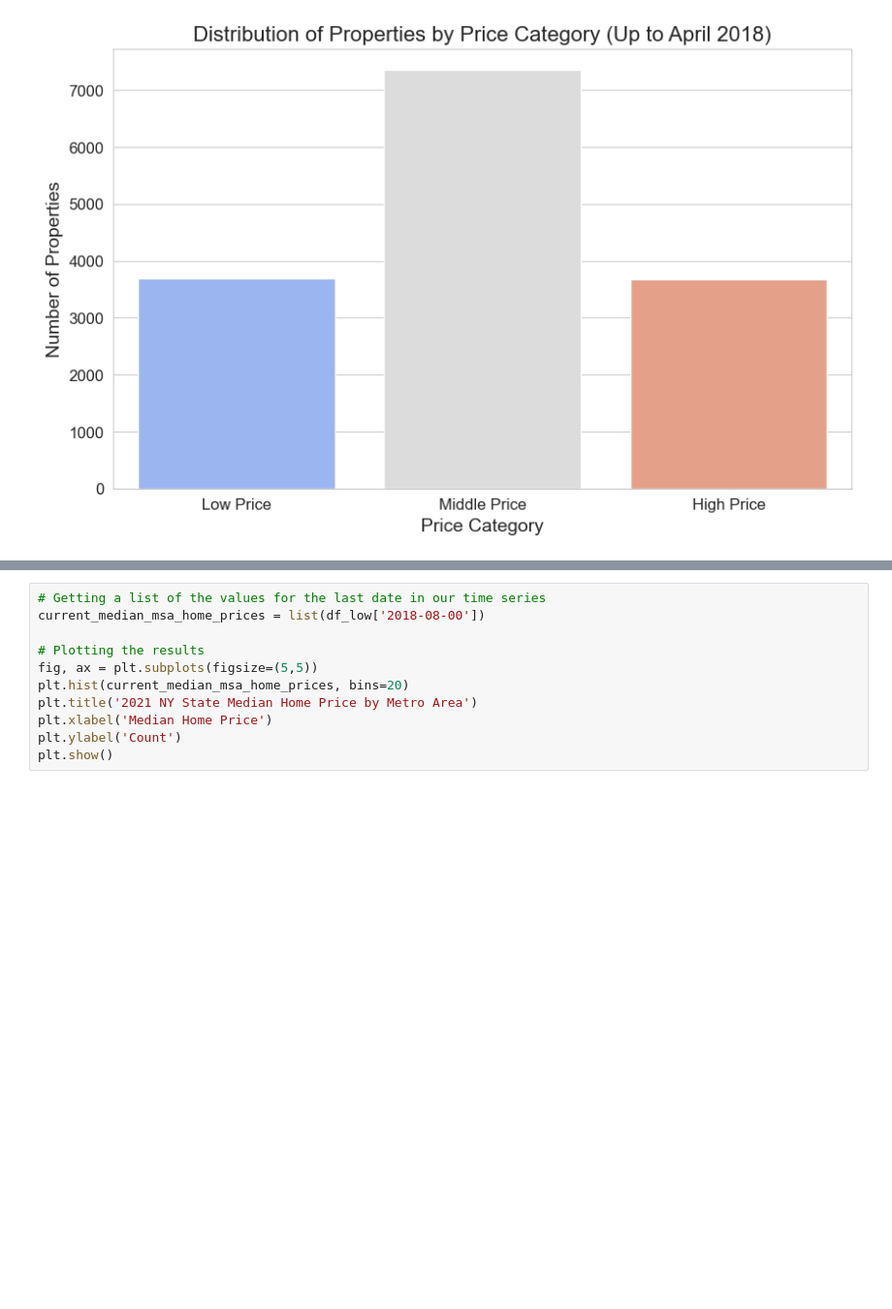
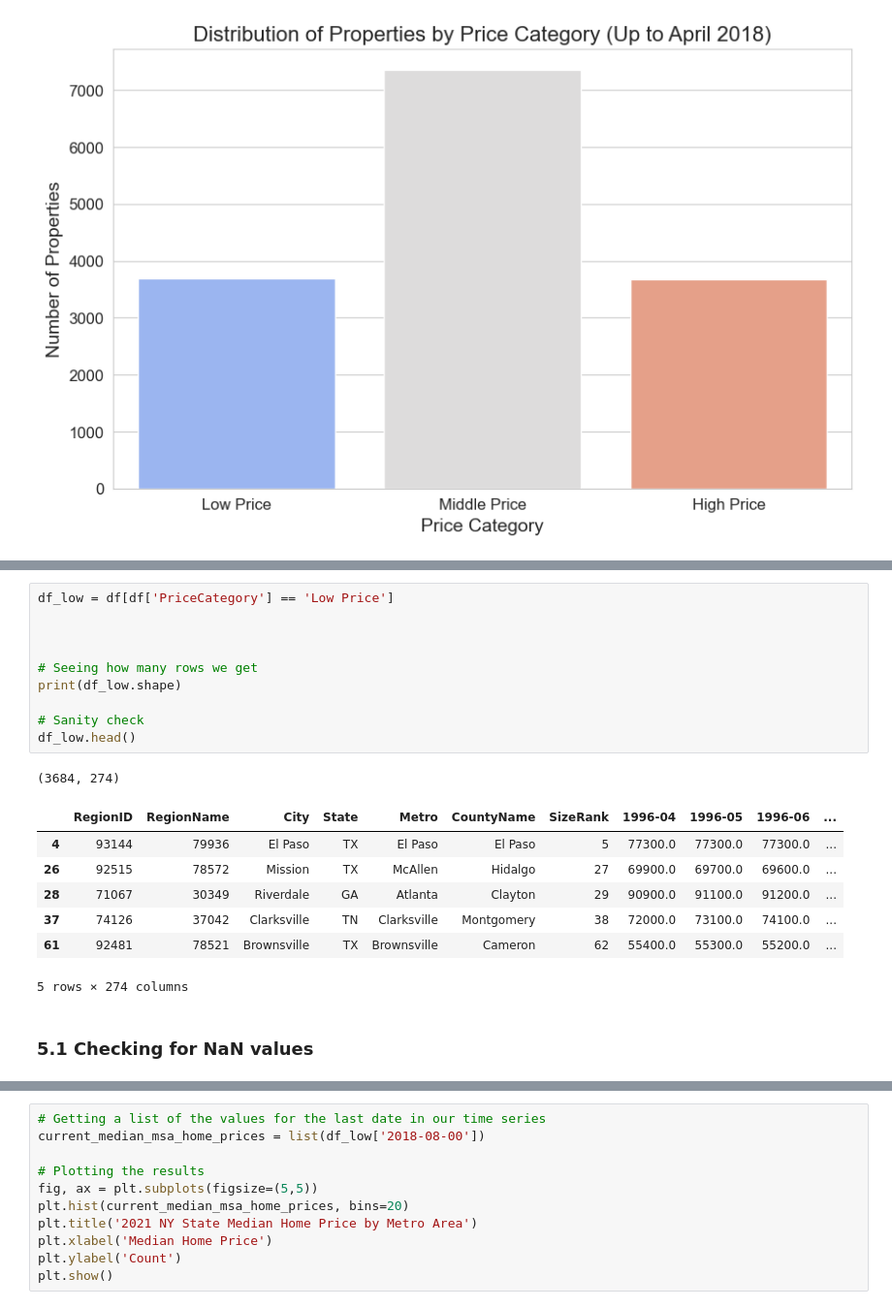
Before and after one commit to paulmwangi/Phase-4-Group-Project, a Jupyter notebook: index.ipynb, the cells around one changed output, grey strips where cells are left out. Shown at 97% size. Drawn from its saved outputs; the diff is of its cells as text; blank space fills up the shorter version.

```diff
--- a/index.ipynb
+++ b/index.ipynb
@@ -635,0 +646,21 @@ NameError: name 'df' is not defined
+# %%
+df_low = df[df['PriceCategory'] == 'Low Price']
+
+
+
+# Seeing how many rows we get
+print(df_low.shape)
+
+# Sanity check
+df_low.head()
+# %% [output]
+(3684, 274)
+|  | RegionID | RegionName | City | State | Metro | CountyName | SizeRank | 1996-04 | 1996-05 | 1996-06 | ... |
+| 4 | 93144 | 79936 | El Paso | TX | El Paso | El Paso | 5 | 77300.0 | 77300.0 | 77300.0 | ... |
+| 26 | 92515 | 78572 | Mission | TX | McAllen | Hidalgo | 27 | 69900.0 | 69700.0 | 69600.0 | ... |
+| 28 | 71067 | 30349 | Riverdale | GA | Atlanta | Clayton | 29 | 90900.0 | 91100.0 | 91200.0 | ... |
+| 37 | 74126 | 37042 | Clarksville | TN | Clarksville | Montgomery | 38 | 72000.0 | 73100.0 | 74100.0 | ... |
+| 61 | 92481 | 78521 | Brownsville | TX | Brownsville | Cameron | 62 | 55400.0 | 55300.0 | 55200.0 | ... |
+5 rows × 274 columns
+# %% [markdown]
+### 5.1 Checking for NaN values
```
Also changed, not shown: parts of 24 cells of this notebook.
